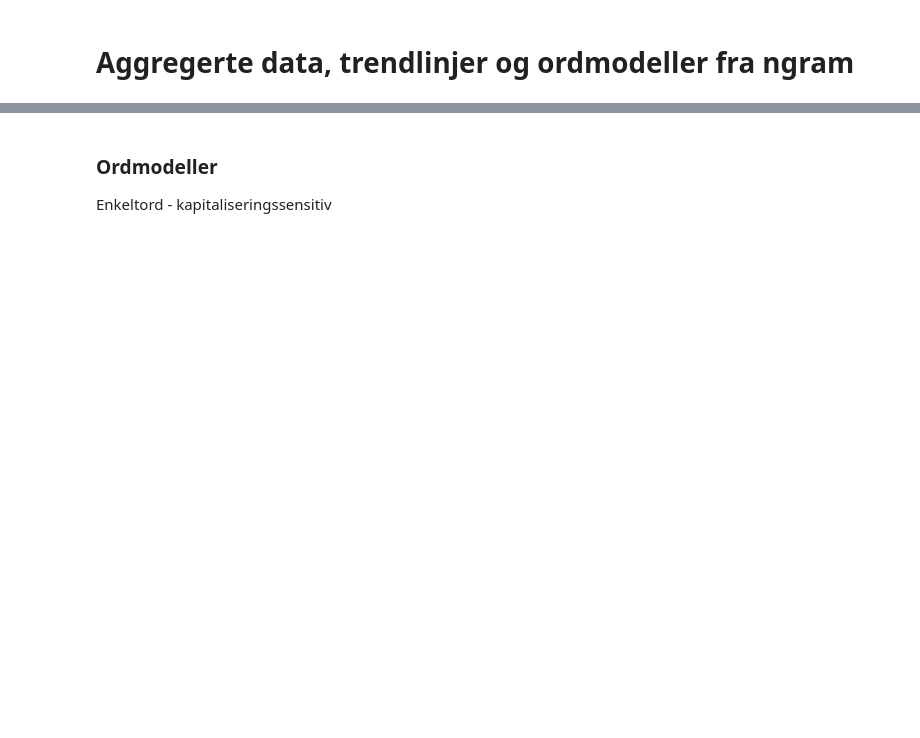
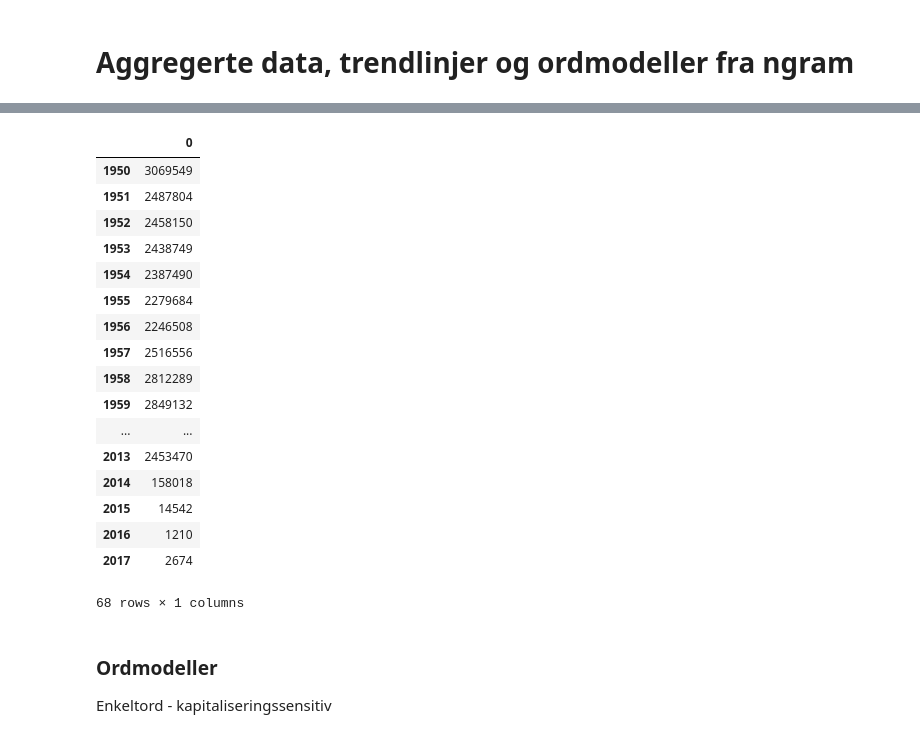
Before and after one commit to Yoonsen/Miscellaneous-Notebooks, a Jupyter notebook: Leksikografi.ipynb, the cells around one changed output, grey strips where cells are left out. Cells and saved outputs as stored; diff of their text form; code cells hidden in the pictures; blank space fills up the shorter version.

```diff
--- a/Leksikografi.ipynb
+++ b/Leksikografi.ipynb
@@ -52,0 +39,21 @@ nb.nb_ngram("han, hun", years=(1990, 2010), smooth=1).plot(figsize=(10,5), lw=3)
+# %%
+nb.unigram('og')
+# %% [output]
+|  | 0 |
+| 1950 | 3069549 |
+| 1951 | 2487804 |
+| 1952 | 2458150 |
+| 1953 | 2438749 |
+| 1954 | 2387490 |
+| 1955 | 2279684 |
+| 1956 | 2246508 |
+| 1957 | 2516556 |
+| 1958 | 2812289 |
+| 1959 | 2849132 |
+| ... | ... |
+| 2013 | 2453470 |
+| 2014 | 158018 |
+| 2015 | 14542 |
+| 2016 | 1210 |
+| 2017 | 2674 |
+68 rows × 1 columns
```
Also changed, not shown: parts of 30 cells of this notebook.
